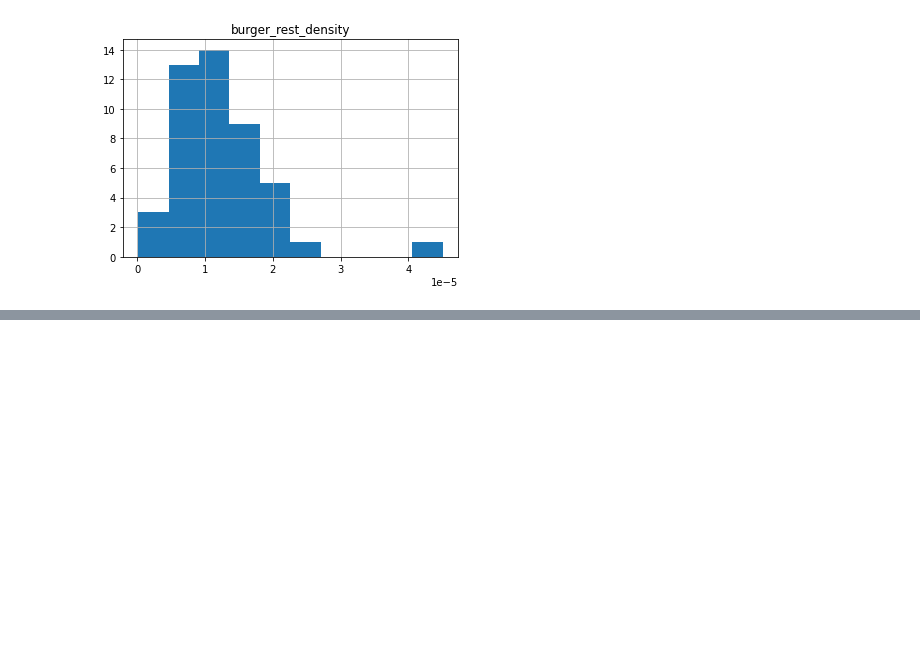
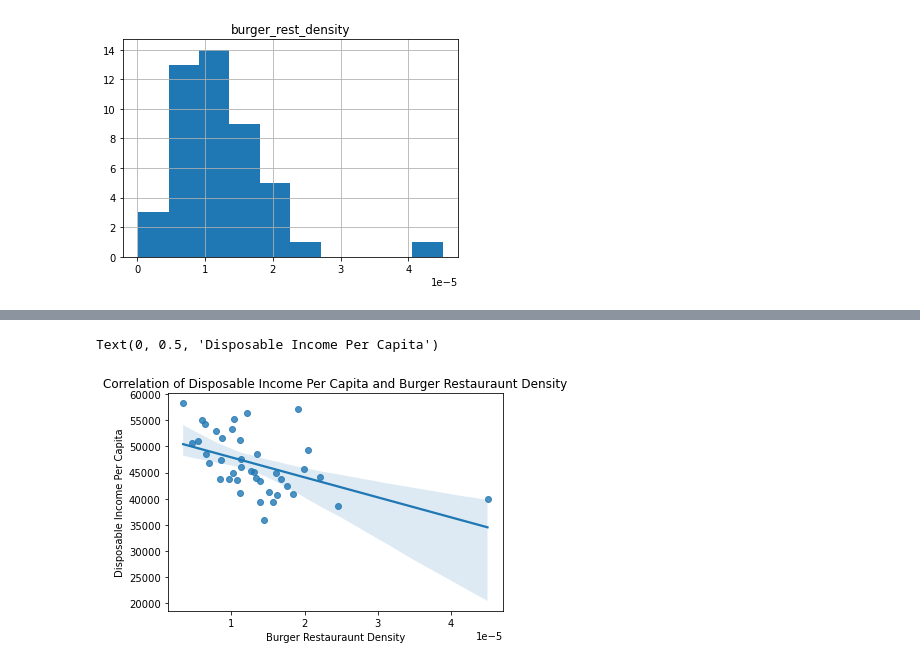
Before and after one commit to alishalaby07/RestaurantAnalysis, a Jupyter notebook: Assignment.ipynb, the cells around one changed output, grey strips where cells are left out. Drawn from its saved outputs; the diff is of its cells as text; code cells hidden in the pictures; blank space fills up the shorter version.

```diff
--- a/Assignment.ipynb
+++ b/Assignment.ipynb
@@ -180,0 +377,7 @@ array([[<AxesSubplot:title={'center':'burger_rest_density'}>]],
+# %%
+cafe = restaurants.loc[restaurants.categories.str.lower().str.contains(r'coffee|cafe')]
+cafe = cafe.groupby('province').size().reset_index()
+cafe.columns = ['Code', 'num_coffee_houses']
+df_new = pd.merge(df_main, cafe, on = 'Code')
+df_new['cafe_density'] = df_new['num_coffee_houses'] / df_new['Population (persons) 1/']
+df_new.head()
@@ -180,0 +397,8 @@ array([[<AxesSubplot:title={'center':'burger_rest_density'}>]],
+# %%
+sns.regplot(data=df_new, x='burger_rest_density', y='Per capita disposable personal income (dollars) 2/')
+plt.title('Correlation of Disposable Income Per Capita and Burger Restauraunt Density')
+plt.xlabel('Burger Restauraunt Density')
+plt.ylabel('Disposable Income Per Capita')
+# %% [output]
+Text(0, 0.5, 'Disposable Income Per Capita')
+[figure, added]
```
Also changed, not shown: parts of 53 cells of this notebook, 8 other files.
